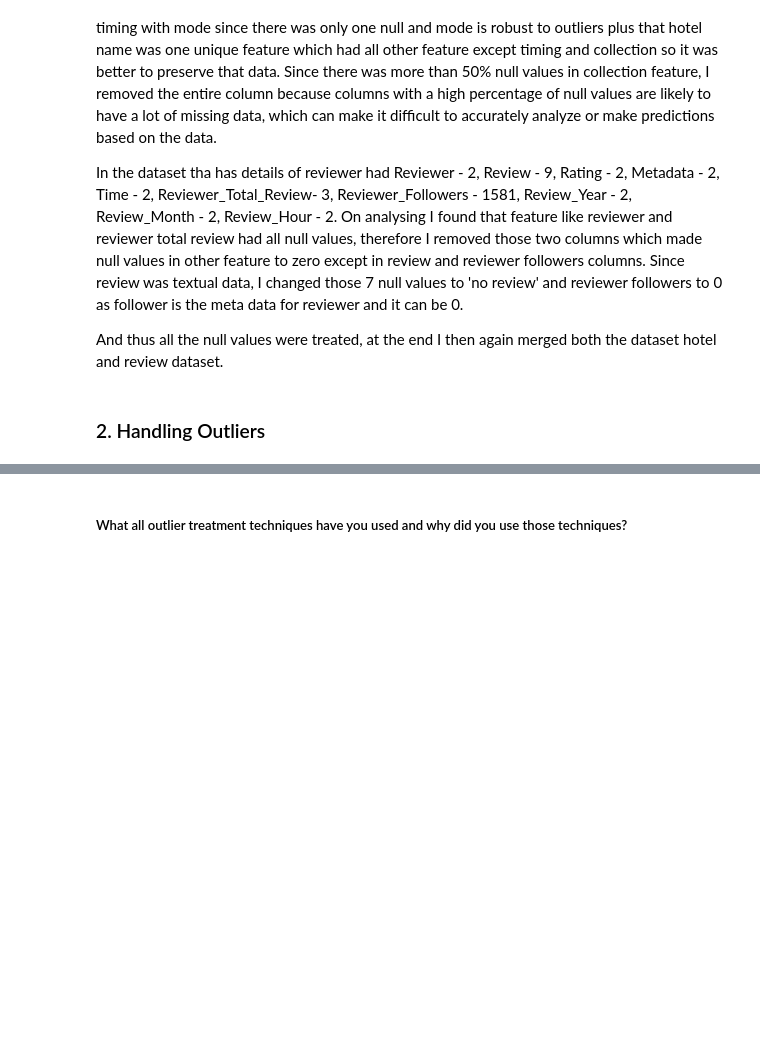
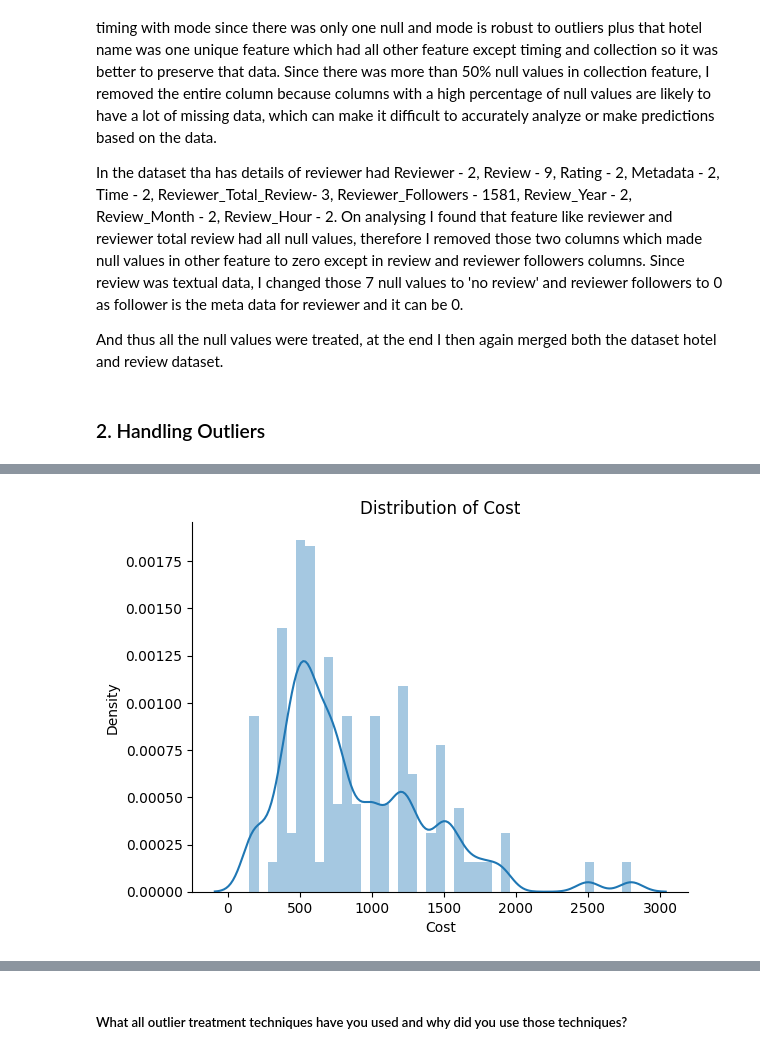
Before and after one commit to Aman811630/ML-Project--Zomato-Restaurant-Clustering-And-Sentiment-Analysis, a Jupyter notebook: Aman_Singh_Unsupervised_ML_project_Zomato_Restaurant_Clustering_And_Sentiment_Analysis_.ipynb, the cells around one changed output, grey strips where cells are left out. Saved outputs shown, nothing was run; the diff lists cells and outputs as text; code cells hidden in the pictures; blank space fills up the shorter version.

```diff
--- a/Aman_Singh_Unsupervised_ML_project_Zomato_Restaurant_Clustering_And_Sentiment_Analysis_.ipynb
+++ b/Aman_Singh_Unsupervised_ML_project_Zomato_Restaurant_Clustering_And_Sentiment_Analysis_.ipynb
@@ -1547,0 +1570,7 @@ And thus all the null values were treated, at the end I then again merged both t
+# %%
+#distribution of cost
+sns.distplot(merged['Cost'])
+plt.title("Distribution of Cost")
+sns.despine()
+# %% [output]
+[figure, added]
```
Also changed, not shown: parts of 30 cells of this notebook.
